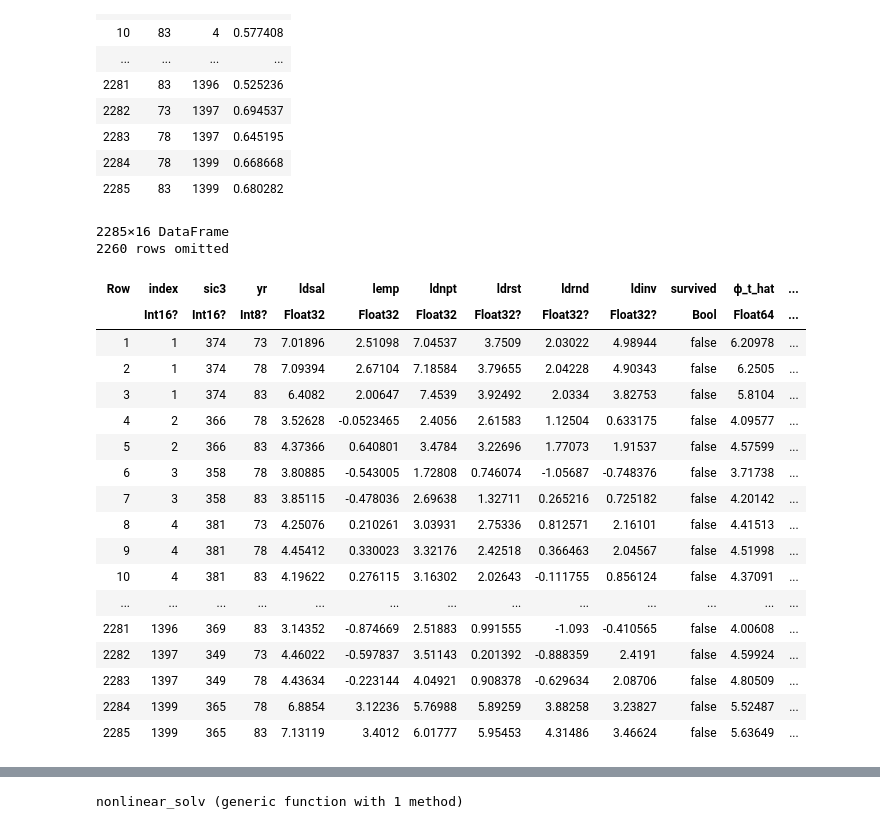
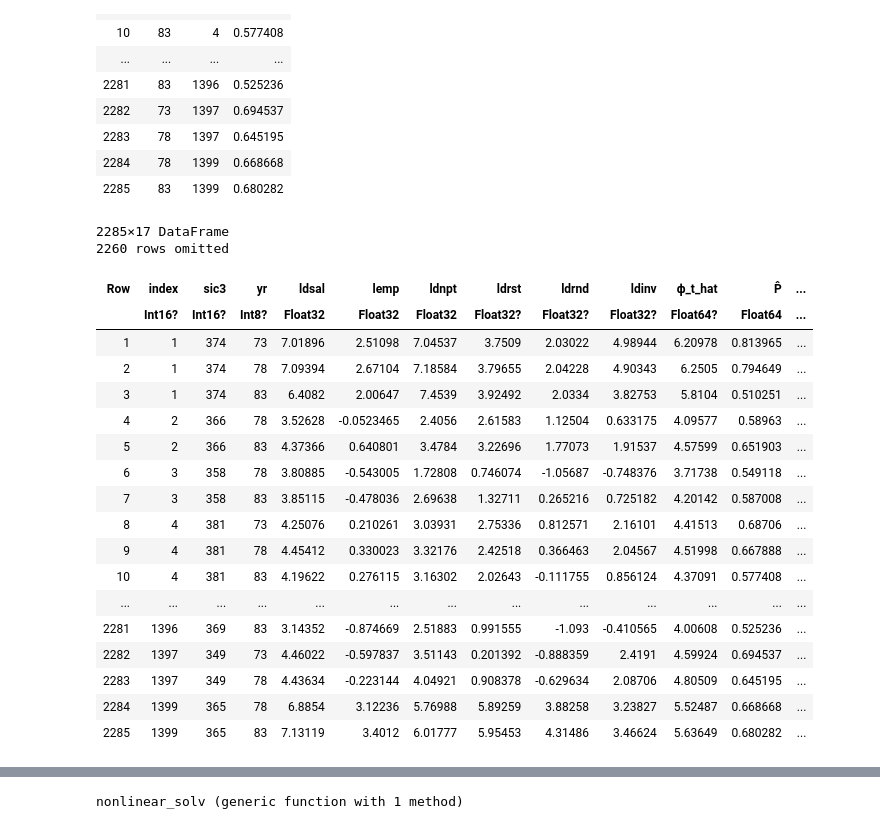
Before and after one commit to jorditorres1098/TSE-2025-2026, a Jupyter notebook: IO/problem_set_1_2.ipynb, the cells around one changed output, grey strips where cells are left out. Saved outputs shown, nothing was run; the diff lists cells and outputs as text; code cells hidden in the pictures.

```diff
--- a/IO/problem_set_1_2.ipynb
+++ b/IO/problem_set_1_2.ipynb
@@ -311,30 +389,37 @@ data_step2= filter(row->row.yr<88, df2)
 # %%
+using DataFrames, ShiftedArrays, GLM
+
+sort!(df, [:index, :yr])
+
+df2 = transform(
+    groupby(df, :index),
+    :yr => (x -> lead(x, 1)) => :lead_yr
+)
+
+df2.survived = .!ismissing.(df2.lead_yr)
+
+data_step2 = filter(row -> row.yr < 88, df2)
+
 function poly3(k, i)
     n = length(k)
-    X = hcat(
+    hcat(
         ones(n),
         k, i,
         k.^2, i.^2,
         k .* i,
         k.^3, i.^3,
         k.^2 .* i,
-        i.^2 .* k,
+        i.^2 .* k
     )
-    return X
 end
 
-vars = [:survived, :ldrnd, :ldinv]
+df_clean = dropmissing(data_step2, [:survived, :ldinv, :ldnpt])
 
-df_clean = dropmissing(data_step2, vars)
+Iit = df_clean.ldinv
+Kit = df_clean.ldnpt
+y   = df_clean.survived
 
-Iit= df_clean.ldinv
-Kit= df_clean.ldnpt
-y= df_clean.survived
-
-
-
-X= poly3(Iit,Kit)
-
+X = poly3(Kit, Iit)
 
 probit = glm(X, y, Binomial(), ProbitLink())
 
@@ -365,44 +450,45 @@ df_clean_small = select(df_clean, :yr, :index, :P̂)
 # %%
 #step 3.
 
 df_clean
 
 
 df_total = innerjoin(
     df,
     select(df_clean, :yr, :index, :P̂),
     on = [:index, :yr]
 )
 
 #we generate t+1 leads.
 df_total_final= transform(groupby(df_total, :index),
     :ldsal => (x->lead(x)) => :ldsal_lead,
     :lemp => (x->lead(x)) => :lemp_lead,
     :ldnpt => (x->lead(x)) => :ldnpt_lead,
-    :ldrnd => (x->lead(x)) => :ldrnd_lead
-
+    :ldrnd => (x->lead(x)) => :ldrnd_lead,
+    :ldnpt => (x->lag(x)) => :ldnpt_lag,
+    :lemp =>(x->lag(x)) => :lemp_lag
 )
 # %% [output]
-2285×16 DataFrame
+2285×17 DataFrame
 2260 rows omitted
-| Row | index | sic3 | yr | ldsal | lemp | ldnpt | ldrst | ldrnd | ldinv | survived | ϕ_t_hat | ... |
-|  | Int16? | Int16? | Int8? | Float32 | Float32 | Float32 | Float32? | Float32? | Float32? | Bool | Float64 | ... |
-| 1 | 1 | 374 | 73 | 7.01896 | 2.51098 | 7.04537 | 3.7509 | 2.03022 | 4.98944 | false | 6.20978 | ... |
-| 2 | 1 | 374 | 78 | 7.09394 | 2.67104 | 7.18584 | 3.79655 | 2.04228 | 4.90343 | false | 6.2505 | ... |
-| 3 | 1 | 374 | 83 | 6.4082 | 2.00647 | 7.4539 | 3.92492 | 2.0334 | 3.82753 | false | 5.8104 | ... |
-| 4 | 2 | 366 | 78 | 3.52628 | -0.0523465 | 2.4056 | 2.61583 | 1.12504 | 0.633175 | false | 4.09577 | ... |
-| 5 | 2 | 366 | 83 | 4.37366 | 0.640801 | 3.4784 | 3.22696 | 1.77073 | 1.91537 | false | 4.57599 | ... |
-| 6 | 3 | 358 | 78 | 3.80885 | -0.543005 | 1.72808 | 0.746074 | -1.05687 | -0.748376 | false | 3.71738 | ... |
-| 7 | 3 | 358 | 83 | 3.85115 | -0.478036 | 2.69638 | 1.32711 | 0.265216 | 0.725182 | false | 4.20142 | ... |
-| 8 | 4 | 381 | 73 | 4.25076 | 0.210261 | 3.03931 | 2.75336 | 0.812571 | 2.16101 | false | 4.41513 | ... |
-| 9 | 4 | 381 | 78 | 4.45412 | 0.330023 | 3.32176 | 2.42518 | 0.366463 | 2.04567 | false | 4.51998 | ... |
-| 10 | 4 | 381 | 83 | 4.19622 | 0.276115 | 3.16302 | 2.02643 | -0.111755 | 0.856124 | false | 4.37091 | ... |
+| Row | index | sic3 | yr | ldsal | lemp | ldnpt | ldrst | ldrnd | ldinv | ϕ_t_hat | P̂ | ... |
+|  | Int16? | Int16? | Int8? | Float32 | Float32 | Float32 | Float32? | Float32? | Float32? | Float64? | Float64 | ... |
+| 1 | 1 | 374 | 73 | 7.01896 | 2.51098 | 7.04537 | 3.7509 | 2.03022 | 4.98944 | 6.20978 | 0.813965 | ... |
+| 2 | 1 | 374 | 78 | 7.09394 | 2.67104 | 7.18584 | 3.79655 | 2.04228 | 4.90343 | 6.2505 | 0.794649 | ... |
+| 3 | 1 | 374 | 83 | 6.4082 | 2.00647 | 7.4539 | 3.92492 | 2.0334 | 3.82753 | 5.8104 | 0.510251 | ... |
+| 4 | 2 | 366 | 78 | 3.52628 | -0.0523465 | 2.4056 | 2.61583 | 1.12504 | 0.633175 | 4.09577 | 0.58963 | ... |
+| 5 | 2 | 366 | 83 | 4.37366 | 0.640801 | 3.4784 | 3.22696 | 1.77073 | 1.91537 | 4.57599 | 0.651903 | ... |
+| 6 | 3 | 358 | 78 | 3.80885 | -0.543005 | 1.72808 | 0.746074 | -1.05687 | -0.748376 | 3.71738 | 0.549118 | ... |
+| 7 | 3 | 358 | 83 | 3.85115 | -0.478036 | 2.69638 | 1.32711 | 0.265216 | 0.725182 | 4.20142 | 0.587008 | ... |
+| 8 | 4 | 381 | 73 | 4.25076 | 0.210261 | 3.03931 | 2.75336 | 0.812571 | 2.16101 | 4.41513 | 0.68706 | ... |
+| 9 | 4 | 381 | 78 | 4.45412 | 0.330023 | 3.32176 | 2.42518 | 0.366463 | 2.04567 | 4.51998 | 0.667888 | ... |
+| 10 | 4 | 381 | 83 | 4.19622 | 0.276115 | 3.16302 | 2.02643 | -0.111755 | 0.856124 | 4.37091 | 0.577408 | ... |
 | ... | ... | ... | ... | ... | ... | ... | ... | ... | ... | ... | ... | ... |
-| 2281 | 1396 | 369 | 83 | 3.14352 | -0.874669 | 2.51883 | 0.991555 | -1.093 | -0.410565 | false | 4.00608 | ... |
-| 2282 | 1397 | 349 | 73 | 4.46022 | -0.597837 | 3.51143 | 0.201392 | -0.888359 | 2.4191 | false | 4.59924 | ... |
-| 2283 | 1397 | 349 | 78 | 4.43634 | -0.223144 | 4.04921 | 0.908378 | -0.629634 | 2.08706 | false | 4.80509 | ... |
-| 2284 | 1399 | 365 | 78 | 6.8854 | 3.12236 | 5.76988 | 5.89259 | 3.88258 | 3.23827 | false | 5.52487 | ... |
-| 2285 | 1399 | 365 | 83 | 7.13119 | 3.4012 | 6.01777 | 5.95453 | 4.31486 | 3.46624 | false | 5.63649 | ... |
+| 2281 | 1396 | 369 | 83 | 3.14352 | -0.874669 | 2.51883 | 0.991555 | -1.093 | -0.410565 | 4.00608 | 0.525236 | ... |
+| 2282 | 1397 | 349 | 73 | 4.46022 | -0.597837 | 3.51143 | 0.201392 | -0.888359 | 2.4191 | 4.59924 | 0.694537 | ... |
+| 2283 | 1397 | 349 | 78 | 4.43634 | -0.223144 | 4.04921 | 0.908378 | -0.629634 | 2.08706 | 4.80509 | 0.645195 | ... |
+| 2284 | 1399 | 365 | 78 | 6.8854 | 3.12236 | 5.76988 | 5.89259 | 3.88258 | 3.23827 | 5.52487 | 0.668668 | ... |
+| 2285 | 1399 | 365 | 83 | 7.13119 | 3.4012 | 6.01777 | 5.95453 | 4.31486 | 3.46624 | 5.63649 | 0.680282 | ... |
 # %%
 
 #filter for no missing in these key variables
```
Also changed, not shown: parts of 33 cells of this notebook, 12 other files.
